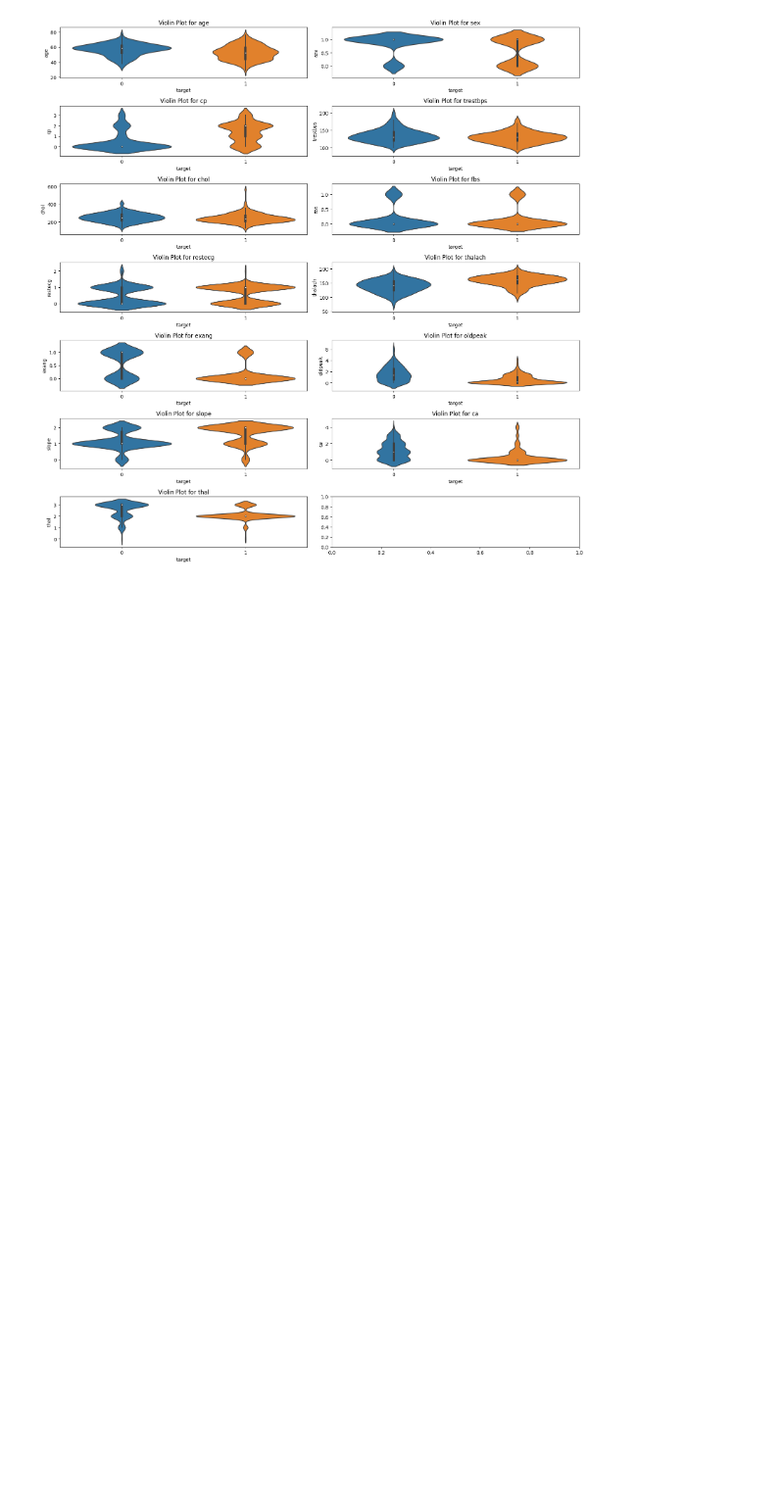
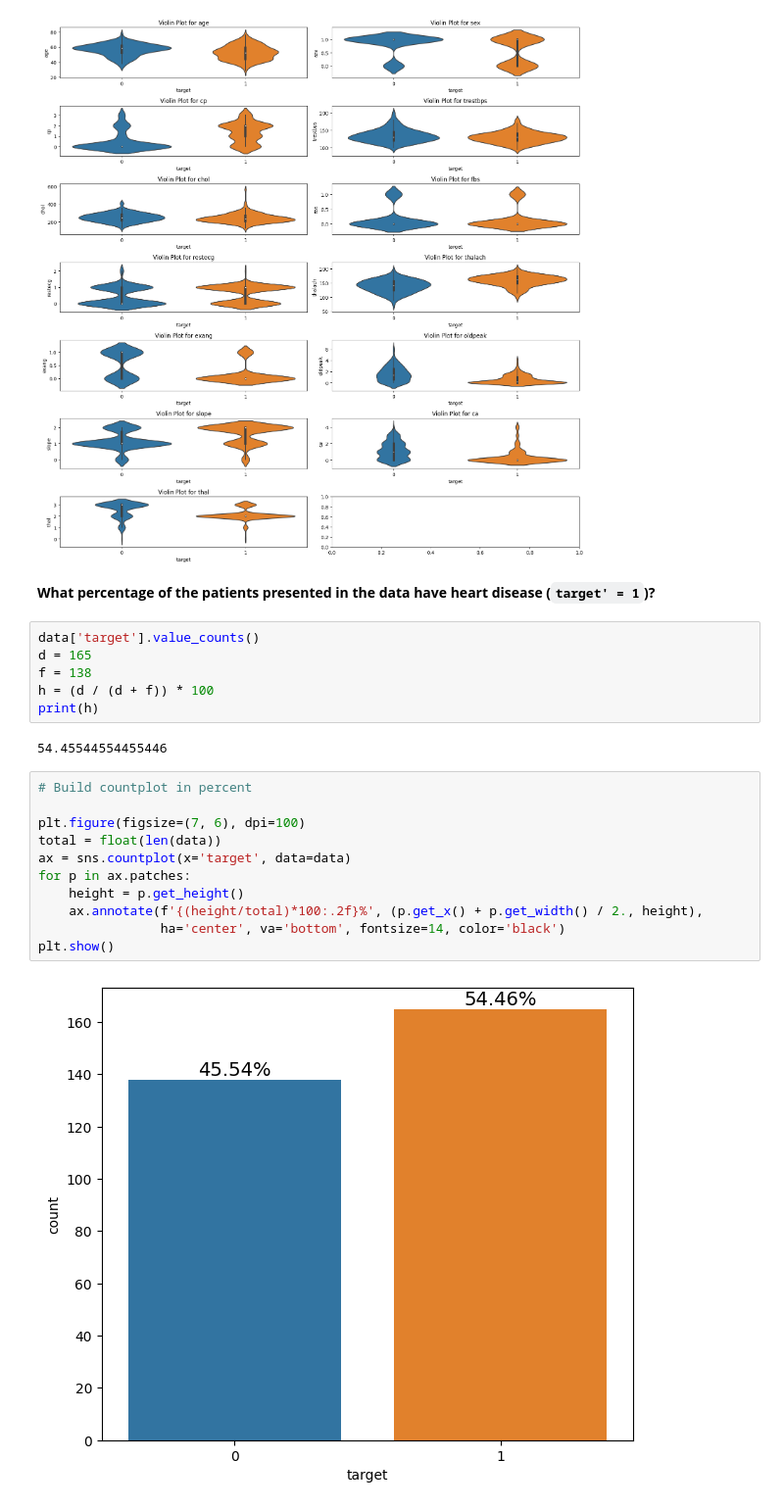
Before and after one commit to SergeyHSE/LinearClassifier.github.io, a Jupyter notebook: LinearClassifier.ipynb, the cells around one changed output. Shown at 98% size. Cells and saved outputs as stored; diff of their text form; blank space fills up the shorter version.

```diff
--- a/LinearClassifier.ipynb
+++ b/LinearClassifier.ipynb
@@ -116,3 +116,26 @@ plt.tight_layout()
 plt.show()
 # %% [output]
 [figure]
+# %% [markdown]
+**What percentage of the patients presented in the data have heart disease (`target' = 1`)?**
+# %%
+data['target'].value_counts()
+d = 165
+f = 138
+h = (d / (d + f)) * 100
+print(h)
+# %% [output]
+54.45544554455446
+# %%
+# Build countplot in percent
+
+plt.figure(figsize=(7, 6), dpi=100)
+total = float(len(data))
+ax = sns.countplot(x='target', data=data)
+for p in ax.patches:
+    height = p.get_height()
+    ax.annotate(f'{(height/total)*100:.2f}%', (p.get_x() + p.get_width() / 2., height),
+                ha='center', va='bottom', fontsize=14, color='black')
+plt.show()
+# %% [output]
+[figure, added]
```
